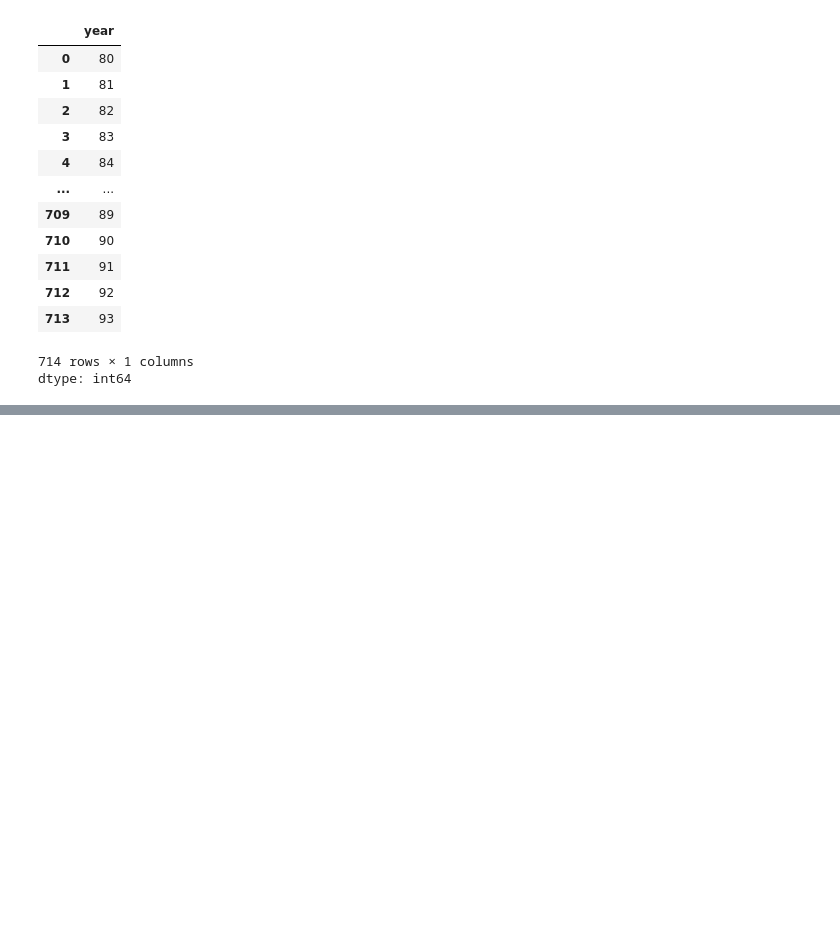
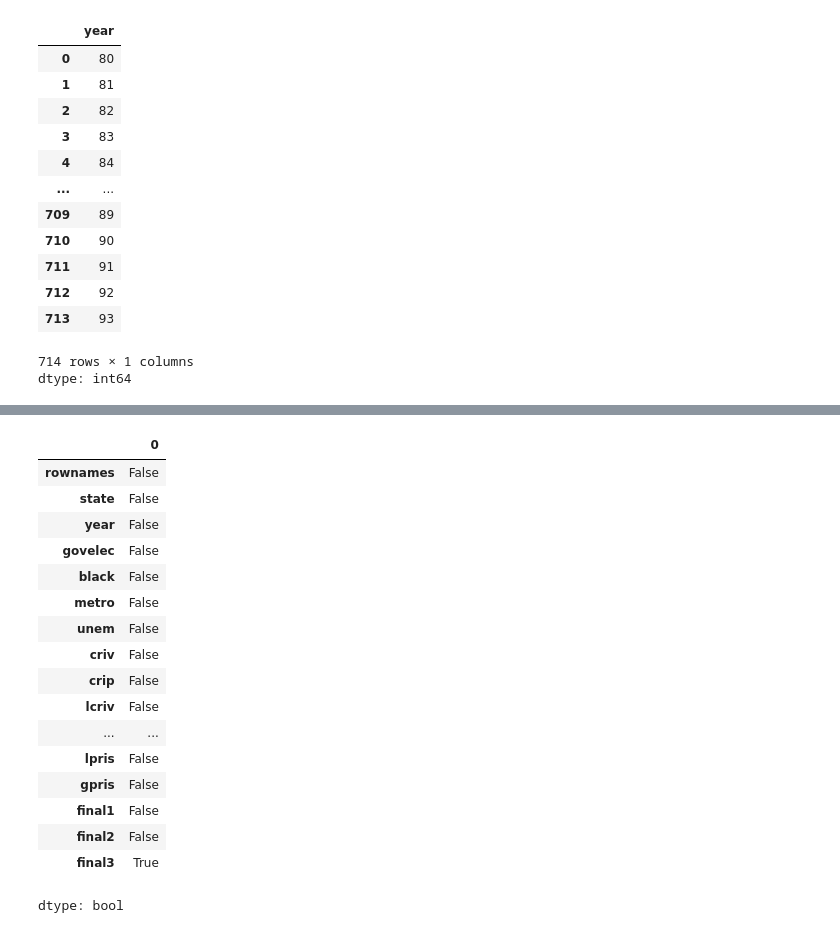
Before and after one commit to midhun2708/EDA-Th, a Jupyter notebook: 21BDS0063.ipynb, the cells around one changed output, grey strips where cells are left out. Cells and saved outputs as stored; diff of their text form; code cells hidden in the pictures; blank space fills up the shorter version.

```diff
--- a/21BDS0063.ipynb
+++ b/21BDS0063.ipynb
@@ -392,0 +430,21 @@ dtype: int64
+# %%
+df.isnull().any()
+# %% [output]
+|  | 0 |
+| rownames | False |
+| state | False |
+| year | False |
+| govelec | False |
+| black | False |
+| metro | False |
+| unem | False |
+| criv | False |
+| crip | False |
+| lcriv | False |
+| ... | ... |
+| lpris | False |
+| gpris | False |
+| final1 | False |
+| final2 | False |
+| final3 | True |
+dtype: bool
```
Also changed, not shown: parts of 10 cells of this notebook.
